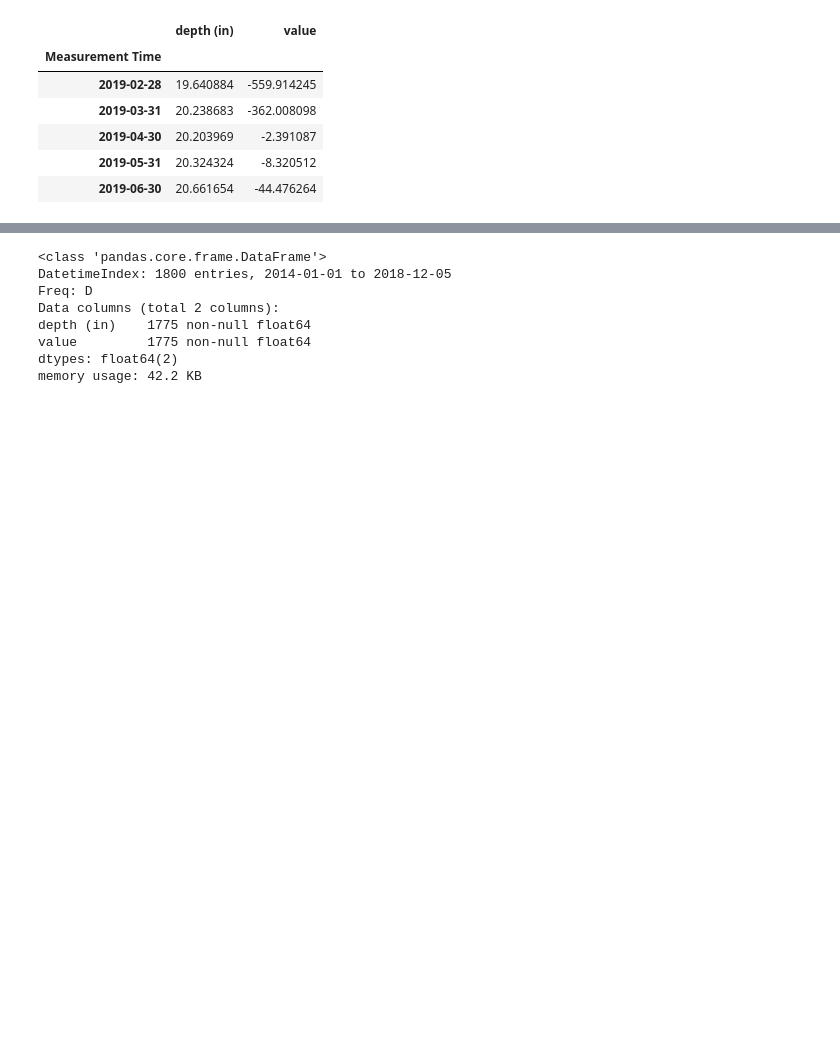
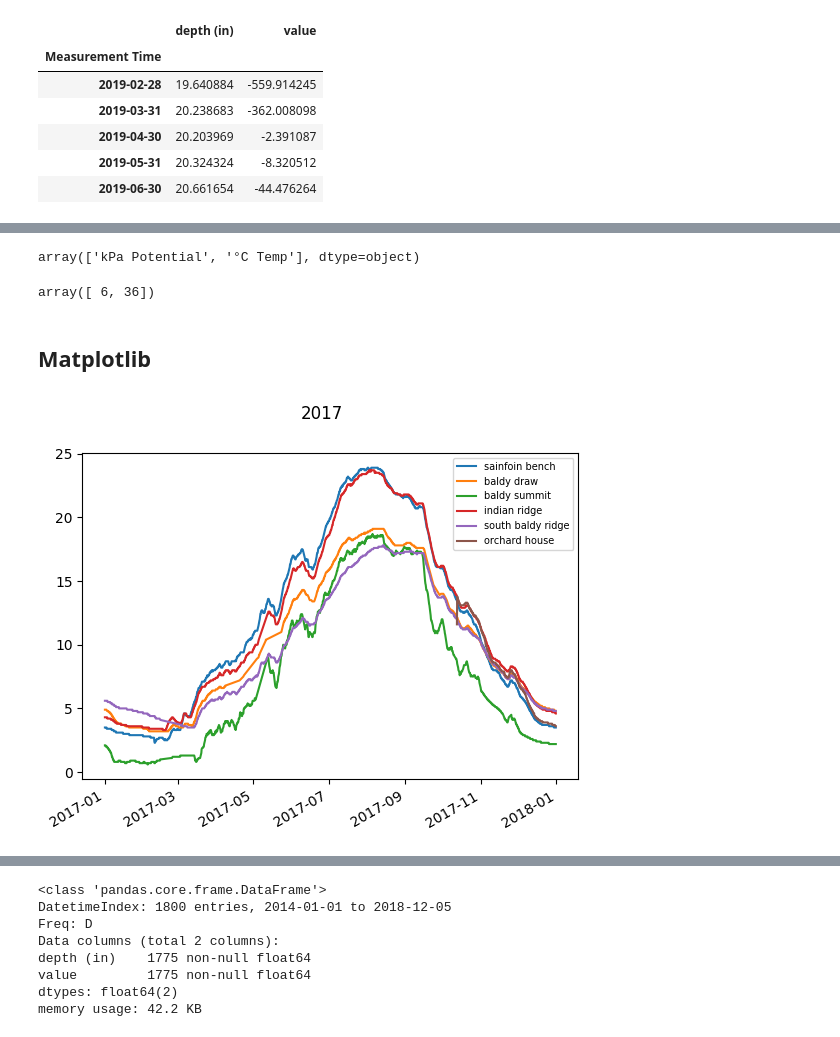
Before and after one commit to samsoe/matrix, a Jupyter notebook: notebooks/soil_moisture_EDA.ipynb, the cells around one changed output, grey strips where cells are left out. Drawn from its saved outputs; the diff is of its cells as text; code cells hidden in the pictures; blank space fills up the shorter version.

Commit message:
matplotlib line chart

```diff
--- a/notebooks/soil_moisture_EDA.ipynb
+++ b/notebooks/soil_moisture_EDA.ipynb
@@ -84,0 +110,30 @@ df = df['2014':'2018']
+# %%
+# unique measurements
+df.measurement.unique()
+# %% [output]
+array(['kPa Potential', '°C Temp'], dtype=object)
+# %%
+# unique depths
+df['depth (in)'].unique()
+# %% [output]
+array([ 6, 36])
+# %% [markdown]
+## Matplotlib
+# %%
+plt.style.use('default')
+# %%
+fig, ax = plt.subplots()
+
+for station in df.station.unique():
+  year = '2017'
+  xf = df[(df['depth (in)'] == 36) & (df['measurement'] == '°C Temp') & (df['station'] == station) & (df['port'] == 'Port 2')]
+  xf = xf[year].reset_index()
+  ax.plot('Measurement Time', 'value', data=xf, label=station)
+
+ax.format_xdata = mdates.DateFormatter('%Y-%m-%d')
+fig.autofmt_xdate()
+fig.suptitle(year)
+plt.legend(prop={'size': 7})
+plt.show()
+# %% [output]
+[figure, added]
```
Also changed, not shown: parts of 22 cells of this notebook.
